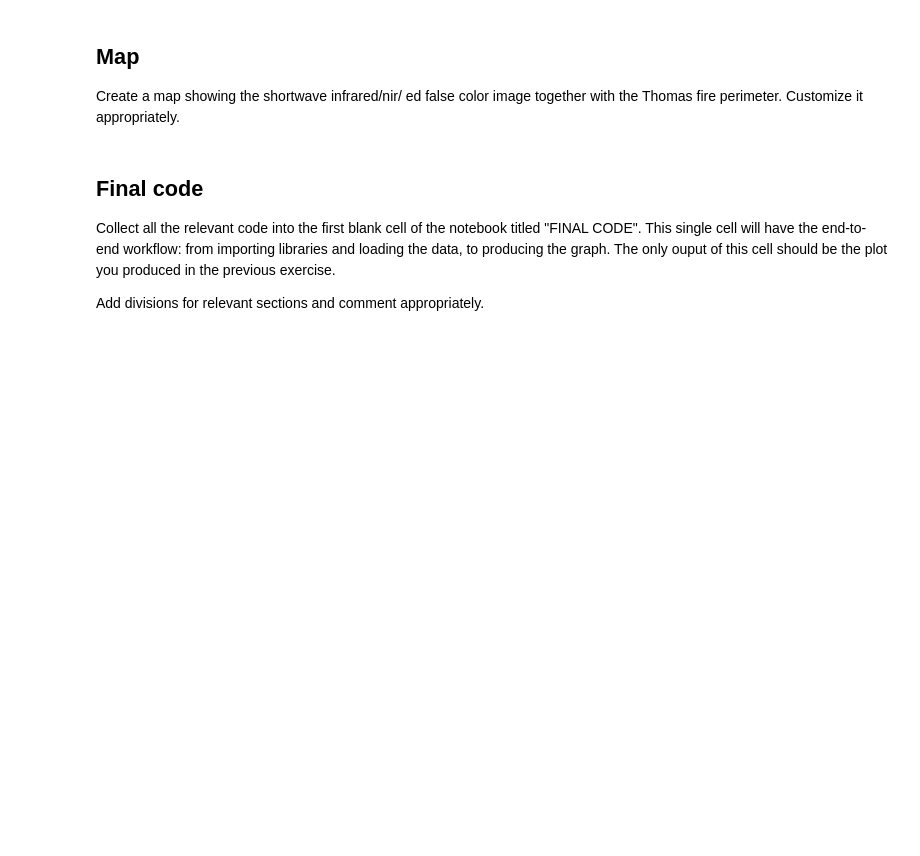
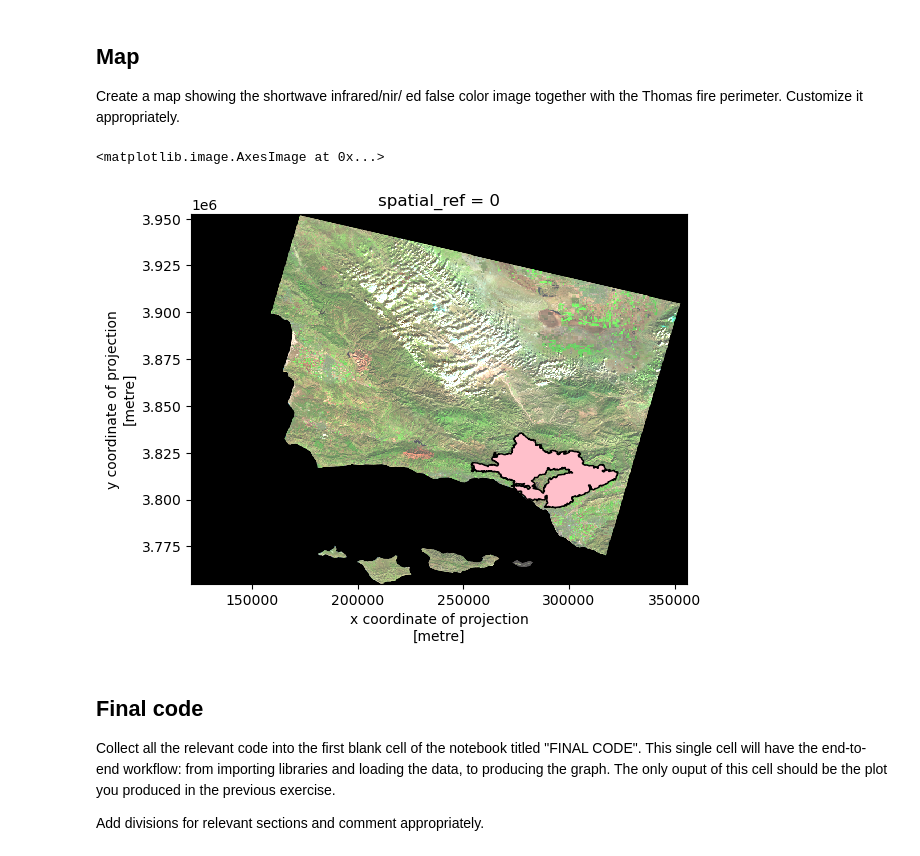
Before and after one commit to dianaxnav/eds220-hwk-4, a Jupyter notebook: hwk4-task2-false-color.ipynb, the cells around one changed output. Drawn from its saved outputs; the diff is of its cells as text; code cells hidden in the pictures; blank space fills up the shorter version.

```diff
--- a/hwk4-task2-false-color.ipynb
+++ b/hwk4-task2-false-color.ipynb
@@ -179,0 +183,3 @@ Comment appropriately.
+# %%
+# Set the new CRS to make it equal to landsat
+cal_fire = cal_fire.to_crs(landsat.rio.crs)
@@ -180,10 +203,21 @@ Comment appropriately.
+# %%
+#select thomas fire data only to plot it
+thomas_fire = cal_fire[cal_fire['FIRE_NAME'] == 'THOMAS']
 # %% [markdown]
 ## Map
 
 Create a map showing the shortwave infrared/nir/ ed false color image together with the Thomas fire perimeter.
 Customize it appropriately.
 # %%
-# your code here
+#create false imagery and call the variables
+fig, ax = plt.subplots()
+thomas_fire.plot(ax = ax,
+                 color = "pink",
+                edgecolor = "black")
+landsat[['swir22', 'nir08', 'red']].to_array().plot.imshow(robust = True)
+# %% [output]
+<matplotlib.image.AxesImage at 0x...>
+[figure, added]
 # %% [markdown]
 ## Final code
 
```
Also changed, not shown: parts of 7 cells of this notebook.
